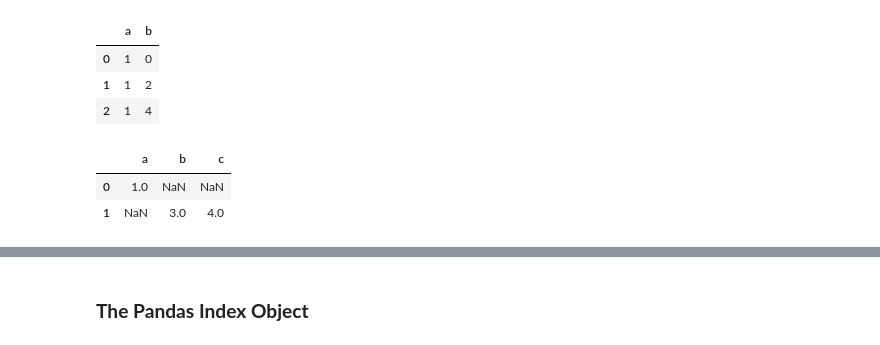
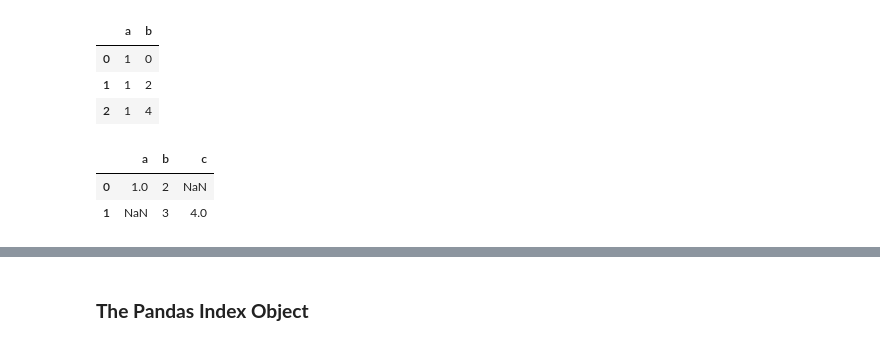
Before and after one commit to mohdkhairilabdulkarim/STQD6014-Data-Science, a Jupyter notebook: Copy_of_Week10_Pandas_20231224_WC.ipynb, the cells around one changed output, grey strips where cells are left out. Drawn from its saved outputs; the diff is of its cells as text; code cells hidden in the pictures.

```diff
--- a/Copy_of_Week10_Pandas_20231224_WC.ipynb
+++ b/Copy_of_Week10_Pandas_20231224_WC.ipynb
@@ -240,10 +240,12 @@ pd.DataFrame(data)
 | 2 | 1 | 4 |
 # %%
 # Pandas data frame with missing data
+# NaN is a special floating-point value
+pd.DataFrame([{'a':1,'b':2},{'b':3,'c':4}])
 # %% [output]
 |  | a | b | c |
-| 0 | 1.0 | NaN | NaN |
-| 1 | NaN | 3.0 | 4.0 |
+| 0 | 1.0 | 2 | NaN |
+| 1 | NaN | 3 | 4.0 |
 # %%
 # Form pandas dataframe using a two-dimensional NumPy array
 pd.DataFrame(np.random.rand(3, 2), # dimension of 3x2
```
Also changed, not shown: parts of 6 cells of this notebook.
